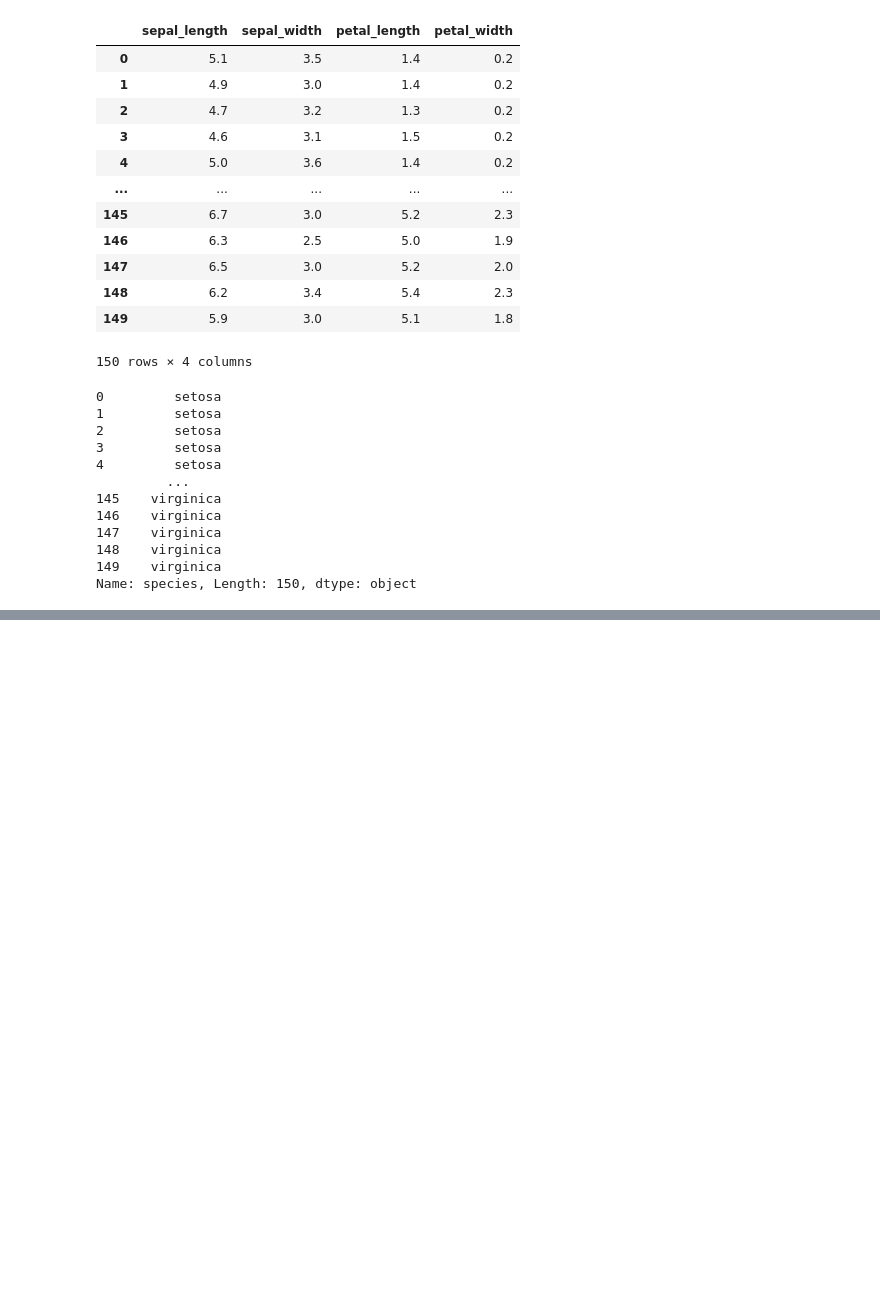
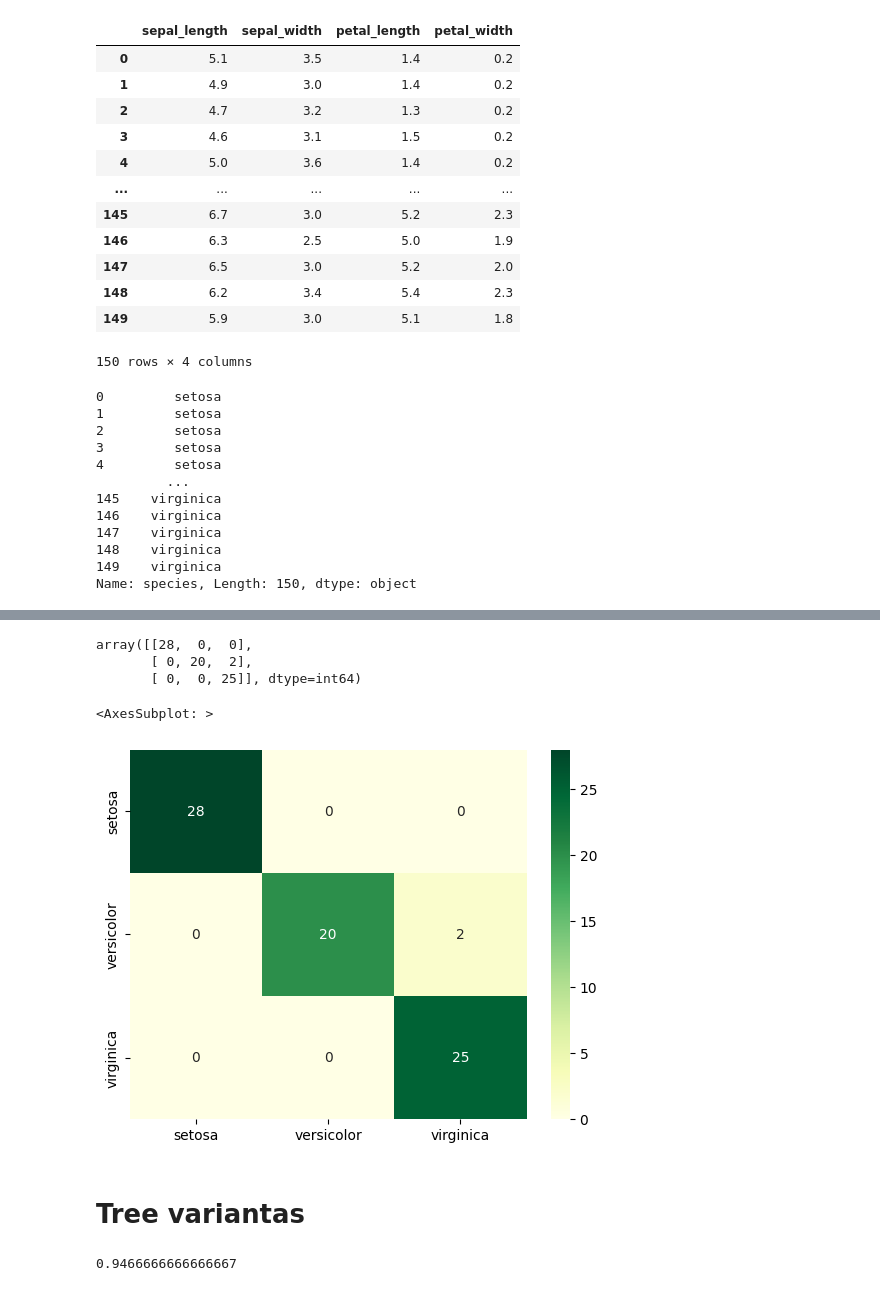
Before and after one commit to Sergejus83/ptu5_intro_kursas-1, a Jupyter notebook: ai.logistical.ipynb, the cells around one changed output, grey strips where cells are left out. Saved outputs shown, nothing was run; the diff lists cells and outputs as text; code cells hidden in the pictures; blank space fills up the shorter version.

```diff
--- a/ai.logistical.ipynb
+++ b/ai.logistical.ipynb
@@ -180,0 +174,22 @@ errors
+# %%
+from sklearn.metrics import confusion_matrix
+cm = confusion_matrix(target_test, predictions)
+cm
+# %% [output]
+array([[28,  0,  0],
+       [ 0, 20,  2],
+       [ 0,  0, 25]], dtype=int64)
+# %%
+sns.heatmap(cm, annot=True, xticklabels=iris['species'].unique(), yticklabels=iris['species'].unique(), cmap='YlGn')
+# %% [output]
+<AxesSubplot: >
+[figure, added]
+# %% [markdown]
+# Tree variantas
+# %%
+from sklearn.tree import DecisionTreeClassifier
+dtc = DecisionTreeClassifier().fit(features_train, target_train)
+# dtc.score(features_train, target_train)
+dtc.score(features_test, target_test)
+# %% [output]
+0.9466666666666667
```
Also changed, not shown: parts of 11 cells of this notebook, 14 other files.
